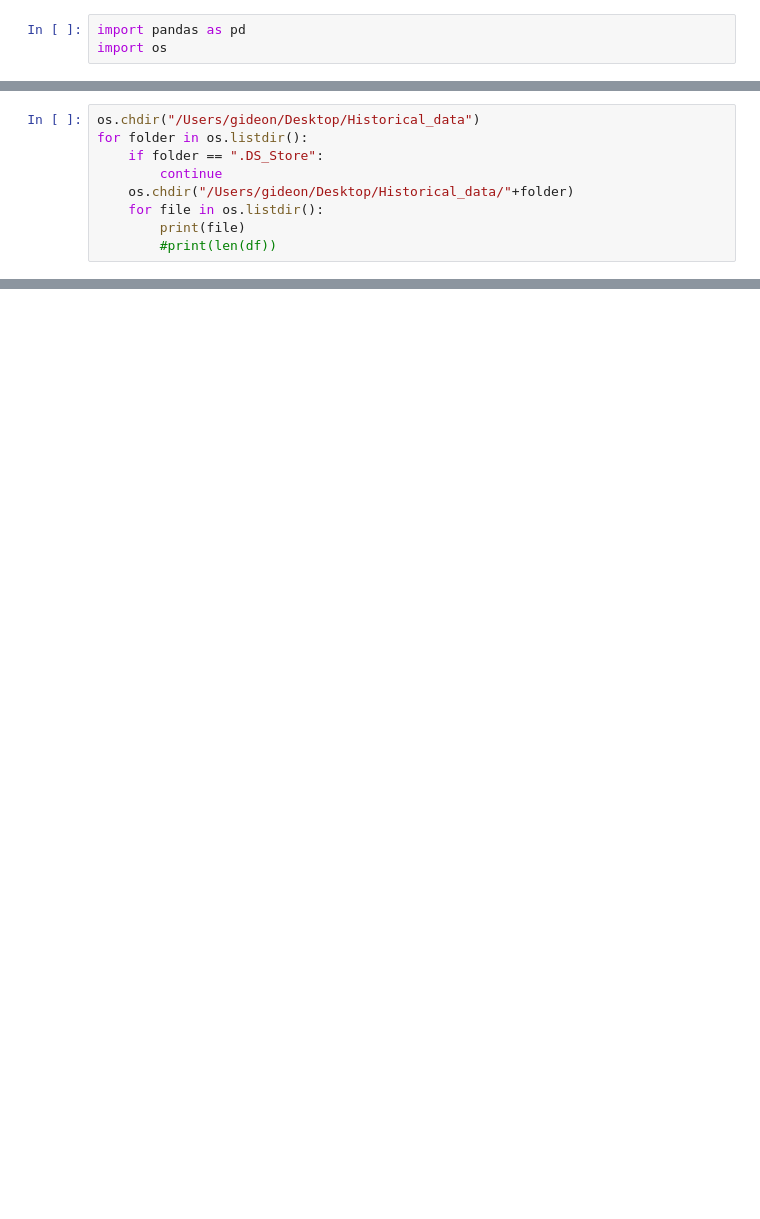
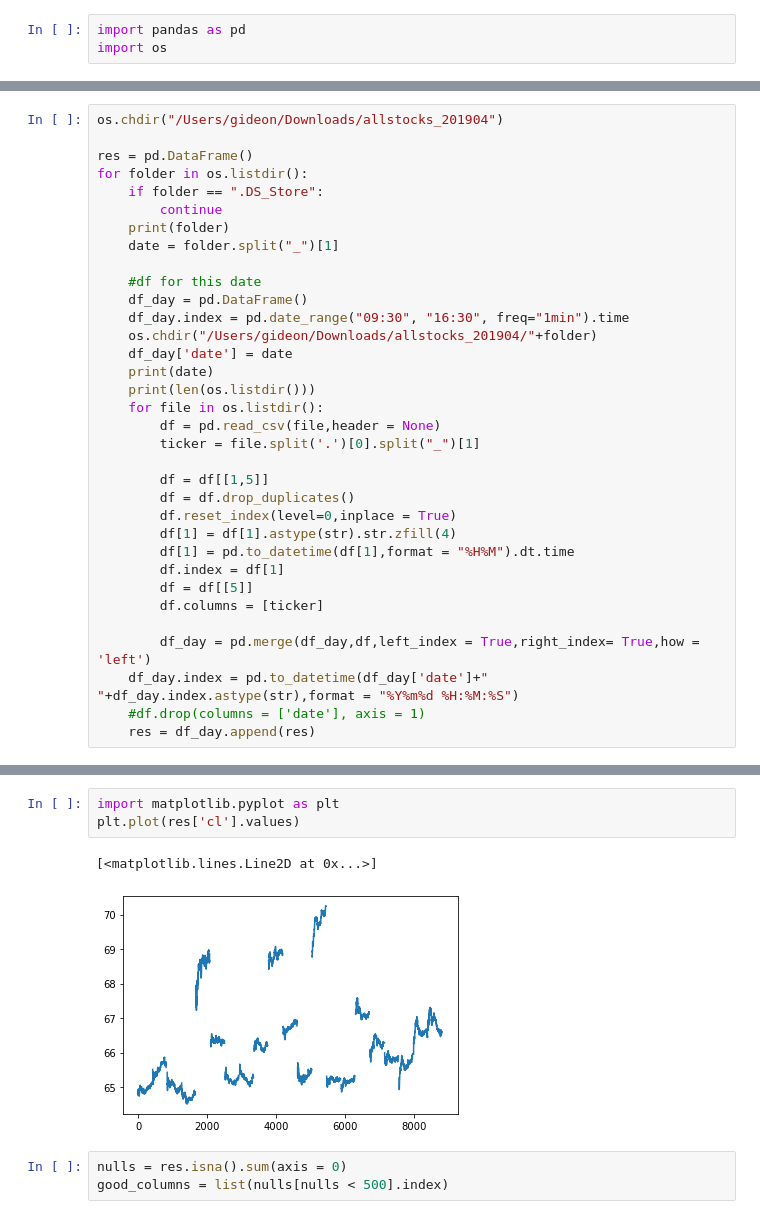
Before and after one commit to TigaJi/GeneralBacktest, a Jupyter notebook: Prepare_data.ipynb, the cells around one changed output, grey strips where cells are left out. Saved outputs shown, nothing was run; the diff lists cells and outputs as text; blank space fills up the shorter version.

```diff
--- a/Prepare_data.ipynb
+++ b/Prepare_data.ipynb
@@ -4,10 +20,35 @@ import os
 # %%
-os.chdir("/Users/gideon/Desktop/Historical_data")
+os.chdir("/Users/gideon/Downloads/allstocks_201904")
+
+res = pd.DataFrame()
 for folder in os.listdir():
     if folder == ".DS_Store":
         continue
-    os.chdir("/Users/gideon/Desktop/Historical_data/"+folder)
+    print(folder)
+    date = folder.split("_")[1]
+
+    #df for this date
+    df_day = pd.DataFrame()
+    df_day.index = pd.date_range("09:30", "16:30", freq="1min").time
+    os.chdir("/Users/gideon/Downloads/allstocks_201904/"+folder)
+    df_day['date'] = date
+    print(date)
+    print(len(os.listdir()))
     for file in os.listdir():
-        print(file)
-        #print(len(df))
+        df = pd.read_csv(file,header = None)
+        ticker = file.split('.')[0].split("_")[1]
+
+        df = df[[1,5]]
+        df = df.drop_duplicates()
+        df.reset_index(level=0,inplace = True)
+        df[1] = df[1].astype(str).str.zfill(4)
+        df[1] = pd.to_datetime(df[1],format = "%H%M").dt.time
+        df.index = df[1]
+        df = df[[5]]
+        df.columns = [ticker]
+
+        df_day = pd.merge(df_day,df,left_index = True,right_index= True,how = 'left')
+    df_day.index = pd.to_datetime(df_day['date']+" "+df_day.index.astype(str),format = "%Y%m%d %H:%M:%S")
+    #df.drop(columns = ['date'], axis = 1)
+    res = df_day.append(res)
 # %% [output]
@@ -32,0 +109,9 @@ for
+# %%
+import matplotlib.pyplot as plt
+plt.plot(res['cl'].values)
+# %% [output]
+[<matplotlib.lines.Line2D at 0x...>]
+[figure, added]
+# %%
+nulls = res.isna().sum(axis = 0)
+good_columns = list(nulls[nulls < 500].index)
```
Also changed, not shown: parts of 9 cells of this notebook, 12 other files.
